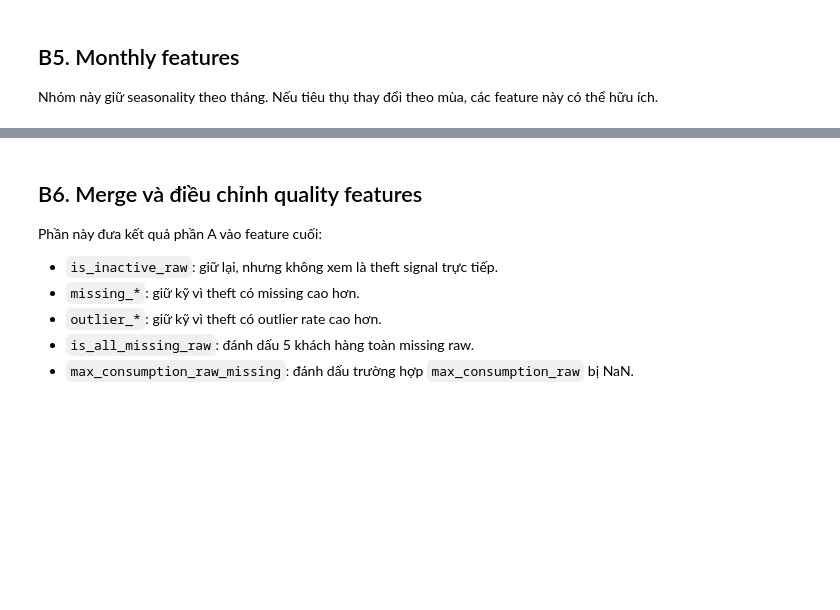
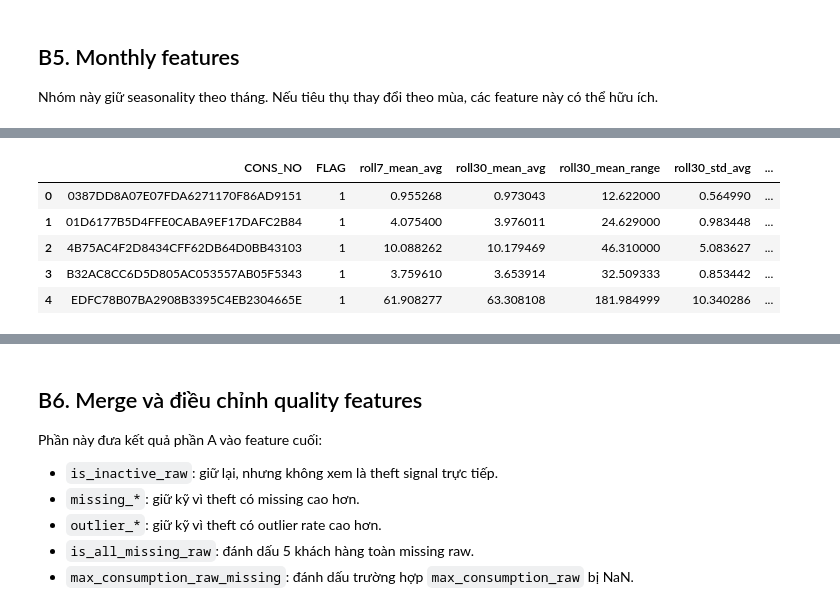
Before and after one commit to longzu-ComputerScience/CS114----ML-Project---Energy-Theft-Detection, a Jupyter notebook: notebooks/feature.ipynb, the cells around one changed output, grey strips where cells are left out. Drawn from its saved outputs; the diff is of its cells as text; code cells hidden in the pictures; blank space fills up the shorter version.

```diff
--- a/notebooks/feature.ipynb
+++ b/notebooks/feature.ipynb
@@ -587,0 +606,73 @@ display(features[[ID_COL, TARGET_COL, "monthly_mean_range", "monthly_mean_std"]
+# %%
+def rolling_mean_2d(values: np.ndarray, window: int) -> np.ndarray:
+
+    values = values.astype(np.float64)
+
+    padded_cumsum = np.concatenate(
+        [np.zeros((values.shape[0], 1)), np.cumsum(values, axis=1)],
+        axis=1,
+    )
+
+    window_sum = padded_cumsum[:, window:] - padded_cumsum[:, :-window]
+    rolling_mean = window_sum / window
+
+    return rolling_mean
+
+
+def rolling_std_2d(values: np.ndarray, window: int) -> np.ndarray:
+
+    values = values.astype(np.float64)
+
+    rolling_mean = rolling_mean_2d(values, window)
+    rolling_mean_square = rolling_mean_2d(values ** 2, window)
+
+    rolling_var = rolling_mean_square - rolling_mean ** 2
+    rolling_var = np.maximum(rolling_var, 0)
+
+    rolling_std = np.sqrt(rolling_var)
+
+    return rolling_std
+
+
+ROLLING_WINDOWS = [7, 30, 90]
+
+for window in ROLLING_WINDOWS:
+    roll_mean = rolling_mean_2d(X, window)
+    roll_std = rolling_std_2d(X, window)
+
+    features[f"roll{window}_mean_avg"] = roll_mean.mean(axis=1)
+    features[f"roll{window}_mean_std"] = roll_mean.std(axis=1)
+    features[f"roll{window}_mean_min"] = roll_mean.min(axis=1)
+    features[f"roll{window}_mean_max"] = roll_mean.max(axis=1)
+    features[f"roll{window}_mean_range"] = roll_mean.max(axis=1) - roll_mean.min(axis=1)
+
+    features[f"roll{window}_std_avg"] = roll_std.mean(axis=1)
+    features[f"roll{window}_std_max"] = roll_std.max(axis=1)
+
+    features[f"roll{window}_max_to_avg_ratio"] = safe_ratio(
+        roll_mean.max(axis=1),
+        roll_mean.mean(axis=1),
+        clip_upper=50,
+    )
+
+display(
+    features[
+        [
+            ID_COL,
+            TARGET_COL,
+            "roll7_mean_avg",
+            "roll30_mean_avg",
+            "roll30_mean_range",
+            "roll30_std_avg",
+            "roll90_mean_range",
+            "roll90_std_max",
+        ]
+    ].head()
+)
+# %% [output]
+|  | CONS_NO | FLAG | roll7_mean_avg | roll30_mean_avg | roll30_mean_range | roll30_std_avg | ... |
+| 0 | 0387DD8A07E07FDA6271170F86AD9151 | 1 | 0.955268 | 0.973043 | 12.622000 | 0.564990 | ... |
+| 1 | 01D6177B5D4FFE0CABA9EF17DAFC2B84 | 1 | 4.075400 | 3.976011 | 24.629000 | 0.983448 | ... |
+| 2 | 4B75AC4F2D8434CFF62DB64D0BB43103 | 1 | 10.088262 | 10.179469 | 46.310000 | 5.083627 | ... |
+| 3 | B32AC8CC6D5D805AC053557AB05F5343 | 1 | 3.759610 | 3.653914 | 32.509333 | 0.853442 | ... |
+| 4 | EDFC78B07BA2908B3395C4EB2304665E | 1 | 61.908277 | 63.308108 | 181.984999 | 10.340286 | ... |
```
Also changed, not shown: parts of 11 cells of this notebook, 3 other files.
